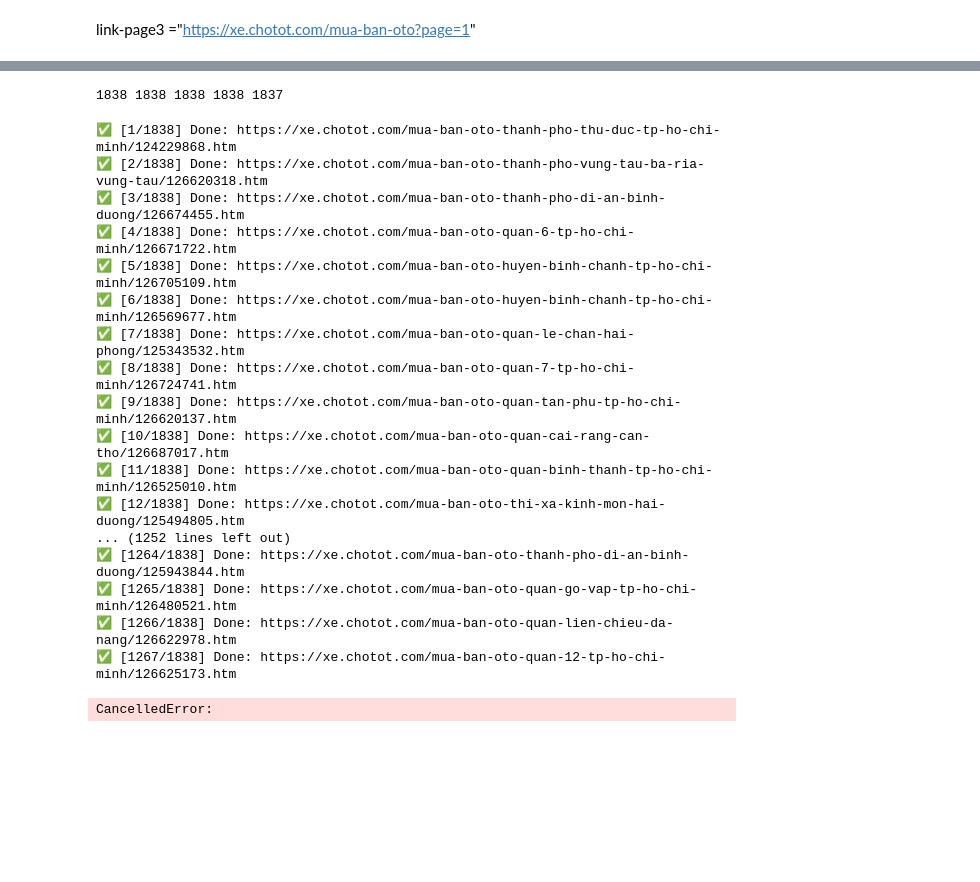
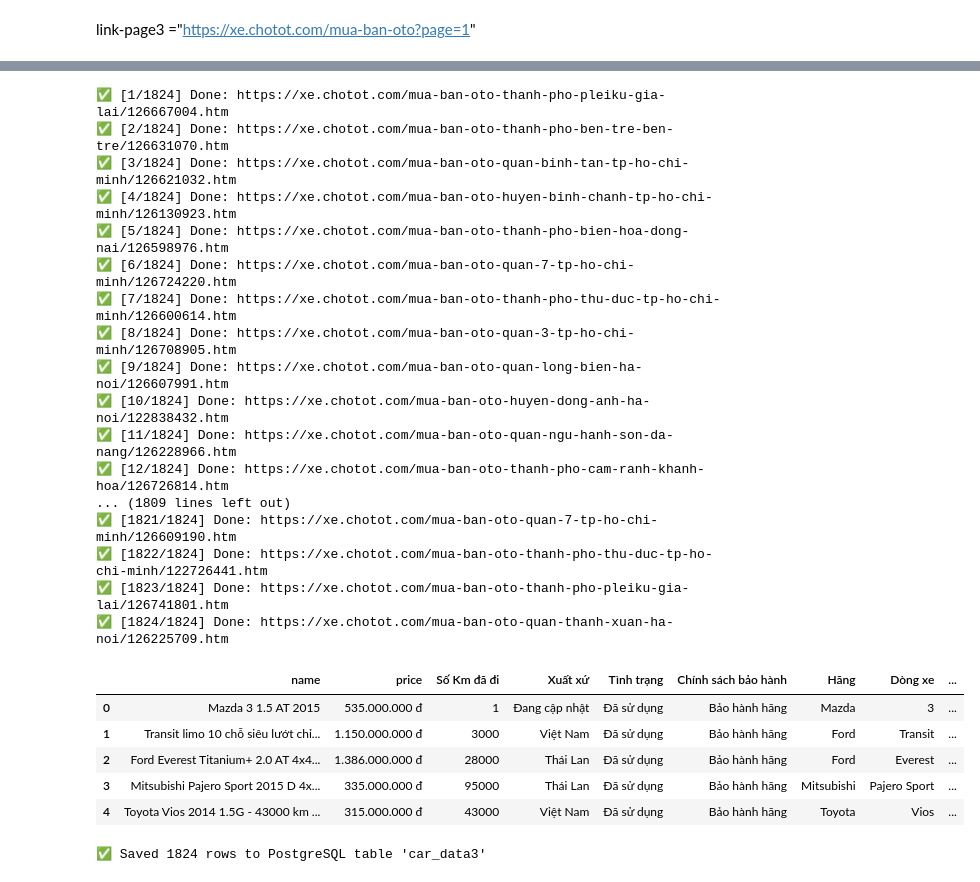
Before and after one commit to nmkhan9/car_price_predict, a Jupyter notebook: notebooks/crawl_data.ipynb, the cells around one changed output, grey strips where cells are left out. Saved outputs shown, nothing was run; the diff lists cells and outputs as text; code cells hidden in the pictures; blank space fills up the shorter version.

Commit message:
collect more data

```diff
--- a/notebooks/crawl_data.ipynb
+++ b/notebooks/crawl_data.ipynb
@@ -446,7 +449,7 @@ def extract_links_chotot(soup):
 # %%
 class ChototCrawler:
     def __init__(self, max_no_new=3):
-        self.semaphore = asyncio.Semaphore(random.randint(5, 10))
+        self.semaphore = asyncio.Semaphore(random.randint(10,15))
         self.link_set = set()
         self.no_new_count = 0
         self.MAX_NO_NEW = max_no_new
@@ -455,7 +458,6 @@ class ChototCrawler:
         url = f"https://xe.chotot.com/mua-ban-oto?page={page}"
         async with self.semaphore:
             try:
-                await asyncio.sleep(random.uniform(0.5, 1.5))
                 async with session.get(url, headers=headers, proxy=proxy, timeout=15) as resp:
                     if resp.status != 200:
                         print(f"❌ HTTP {resp.status} at page {page}")
@@ -549,7 +571,7 @@ def info(soup):
 # %%
 class CarDetailCrawler:
     def __init__(self, max_retries=3, missing_name_limit=15):
-        self.semaphore = asyncio.Semaphore(random.randint(5, 10))
+        self.semaphore = asyncio.Semaphore(random.randint(15 , 20))
         self.all_cars3 = []
         self.max_retries = max_retries
         self.missing_name_limit = missing_name_limit
@@ -564,7 +586,8 @@ class CarDetailCrawler:
                             print(f"❌ [{idx}/{total}] HTTP {resp.status} at {link}")
                             continue
 
-                        html = await resp.text(errors="ignore")
+                        html = await resp.read()
+                        html = html.decode('utf-8', errors='ignore')
                         soup = BeautifulSoup(html, "html.parser")
 
                         specs = info(soup)
@@ -596,45 +619,39 @@ class CarDetailCrawler:
                     self.all_cars3.append(spec)
 
         return self.all_cars3
-# %%
-links = list(crawler.link_set)
-total = len(links)
-n = 5
-
-chunk_size = total // n
-remainder = total % n
-
-lists = []
-start = 0
-for i in range(n):
-    end = start + chunk_size + (1 if i < remainder else 0)
-    lists.append(links[start:end])
-    start = end
-
-list1, list2, list3, list4, list5 = lists
-
-print(len(list1), len(list2), len(list3), len(list4), len(list5))
-# %% [output]
-1838 1838 1838 1838 1837
 # %%
 detail_chotot = CarDetailCrawler()
-await detail_chotot.run(list1)
+car3_p1 = await detail_chotot.run(list1)
 # %% [output]
-✅ [1/1838] Done: https://xe.chotot.com/mua-ban-oto-thanh-pho-thu-duc-tp-ho-chi-minh/124229868.htm
-✅ [2/1838] Done: https://xe.chotot.com/mua-ban-oto-thanh-pho-vung-tau-ba-ria-vung-tau/126620318.htm
-✅ [3/1838] Done: https://xe.chotot.com/mua-ban-oto-thanh-pho-di-an-binh-duong/126674455.htm
-✅ [4/1838] Done: https://xe.chotot.com/mua-ban-oto-quan-6-tp-ho-chi-minh/126671722.htm
-✅ [5/1838] Done: https://xe.chotot.com/mua-ban-oto-huyen-binh-chanh-tp-ho-chi-minh/126705109.htm
-✅ [6/1838] Done: https://xe.chotot.com/mua-ban-oto-huyen-binh-chanh-tp-ho-chi-minh/126569677.htm
-✅ [7/1838] Done: https://xe.chotot.com/mua-ban-oto-quan-le-chan-hai-phong/125343532.htm
-✅ [8/1838] Done: https://xe.chotot.com/mua-ban-oto-quan-7-tp-ho-chi-minh/126724741.htm
-✅ [9/1838] Done: https://xe.chotot.com/mua-ban-oto-quan-tan-phu-tp-ho-chi-minh/126620137.htm
-✅ [10/1838] Done: https://xe.chotot.com/mua-ban-oto-quan-cai-rang-can-tho/126687017.htm
-✅ [11/1838] Done: https://xe.chotot.com/mua-ban-oto-quan-binh-thanh-tp-ho-chi-minh/126525010.htm
-✅ [12/1838] Done: https://xe.chotot.com/mua-ban-oto-thi-xa-kinh-mon-hai-duong/125494805.htm
-... (1252 lines left out)
-✅ [1264/1838] Done: https://xe.chotot.com/mua-ban-oto-thanh-pho-di-an-binh-duong/125943844.htm
-✅ [1265/1838] Done: https://xe.chotot.com/mua-ban-oto-quan-go-vap-tp-ho-chi-minh/126480521.htm
-✅ [1266/1838] Done: https://xe.chotot.com/mua-ban-oto-quan-lien-chieu-da-nang/126622978.htm
-✅ [1267/1838] Done: https://xe.chotot.com/mua-ban-oto-quan-12-tp-ho-chi-minh/126625173.htm
+✅ [1/1824] Done: https://xe.chotot.com/mua-ban-oto-thanh-pho-pleiku-gia-lai/126667004.htm
+✅ [2/1824] Done: https://xe.chotot.com/mua-ban-oto-thanh-pho-ben-tre-ben-tre/126631070.htm
+✅ [3/1824] Done: https://xe.chotot.com/mua-ban-oto-quan-binh-tan-tp-ho-chi-minh/126621032.htm
+✅ [4/1824] Done: https://xe.chotot.com/mua-ban-oto-huyen-binh-chanh-tp-ho-chi-minh/126130923.htm
+✅ [5/1824] Done: https://xe.chotot.com/mua-ban-oto-thanh-pho-bien-hoa-dong-nai/126598976.htm
+✅ [6/1824] Done: https://xe.chotot.com/mua-ban-oto-quan-7-tp-ho-chi-minh/126724220.htm
+✅ [7/1824] Done: https://xe.chotot.com/mua-ban-oto-thanh-pho-thu-duc-tp-ho-chi-minh/126600614.htm
+✅ [8/1824] Done: https://xe.chotot.com/mua-ban-oto-quan-3-tp-ho-chi-minh/126708905.htm
+✅ [9/1824] Done: https://xe.chotot.com/mua-ban-oto-quan-long-bien-ha-noi/126607991.htm
+✅ [10/1824] Done: https://xe.chotot.com/mua-ban-oto-huyen-dong-anh-ha-noi/122838432.htm
+✅ [11/1824] Done: https://xe.chotot.com/mua-ban-oto-quan-ngu-hanh-son-da-nang/126228966.htm
+✅ [12/1824] Done: https://xe.chotot.com/mua-ban-oto-thanh-pho-cam-ranh-khanh-hoa/126726814.htm
+... (1809 lines left out)
+✅ [1821/1824] Done: https://xe.chotot.com/mua-ban-oto-quan-7-tp-ho-chi-minh/126609190.htm
+✅ [1822/1824] Done: https://xe.chotot.com/mua-ban-oto-thanh-pho-thu-duc-tp-ho-chi-minh/122726441.htm
+✅ [1823/1824] Done: https://xe.chotot.com/mua-ban-oto-thanh-pho-pleiku-gia-lai/126741801.htm
+✅ [1824/1824] Done: https://xe.chotot.com/mua-ban-oto-quan-thanh-xuan-ha-noi/126225709.htm
-CancelledError:
+# %%
+df3_1 = pd.DataFrame(car3_p1)
+df3_1.head()
+# %% [output]
+|  | name | price | Số Km đã đi | Xuất xứ | Tình trạng | Chính sách bảo hành | Hãng | Dòng xe | ... |
+| 0 | Mazda 3 1.5 AT 2015 | 535.000.000 đ | 1 | Đang cập nhật | Đã sử dụng | Bảo hành hãng | Mazda | 3 | ... |
+| 1 | Transit limo 10 chỗ siêu lướt chỉ... | 1.150.000.000 đ | 3000 | Việt Nam | Đã sử dụng | Bảo hành hãng | Ford | Transit | ... |
+| 2 | Ford Everest Titanium+ 2.0 AT 4x4... | 1.386.000.000 đ | 28000 | Thái Lan | Đã sử dụng | Bảo hành hãng | Ford | Everest | ... |
+| 3 | Mitsubishi Pajero Sport 2015 D 4x... | 335.000.000 đ | 95000 | Thái Lan | Đã sử dụng | Bảo hành hãng | Mitsubishi | Pajero Sport | ... |
+| 4 | Toyota Vios 2014 1.5G - 43000 km ... | 315.000.000 đ | 43000 | Việt Nam | Đã sử dụng | Bảo hành hãng | Toyota | Vios | ... |
+# %%
+df3_1.to_sql("car_data3", engine, if_exists="replace", index=False)
+print(f"✅ Saved {len(df3_1)} rows to PostgreSQL table 'car_data3'")
+# %% [output]
+✅ Saved 1824 rows to PostgreSQL table 'car_data3'
```
Also changed, not shown: parts of 15 cells of this notebook, 1 other file.
